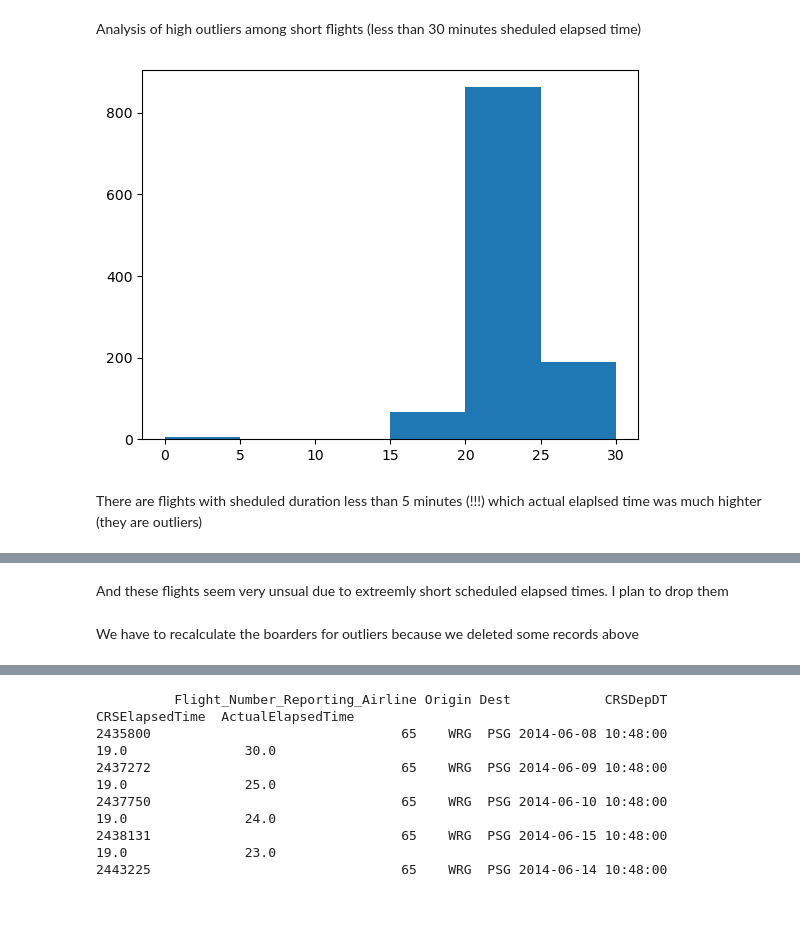
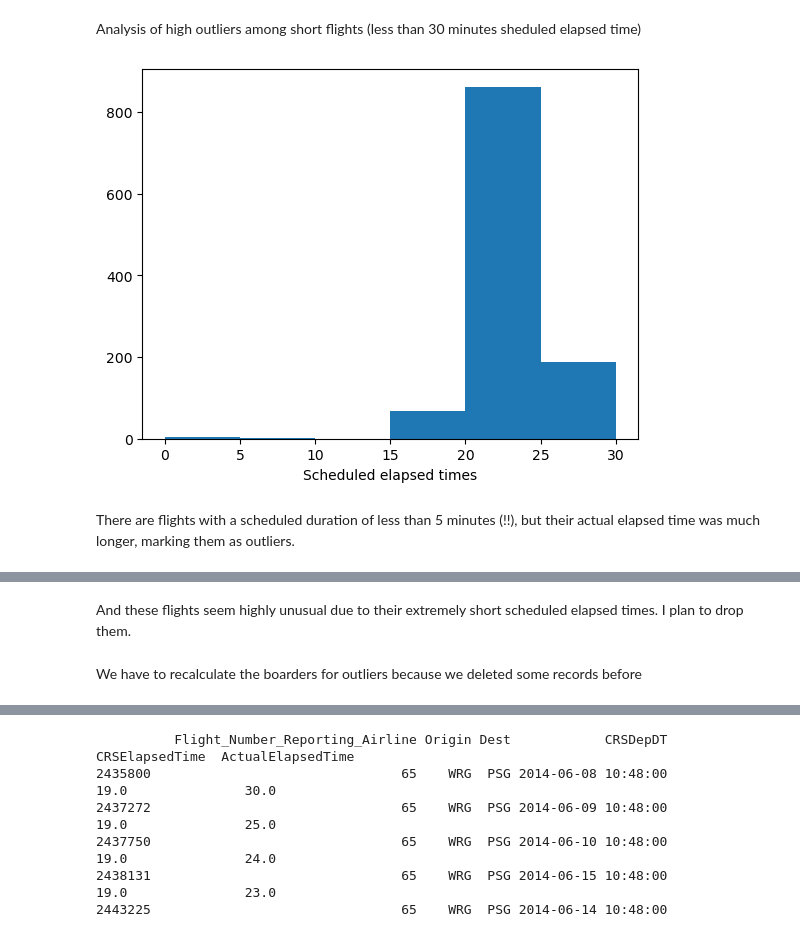
Before and after one commit to kholodov-a/Springboard_repo, a Jupyter notebook: CS2-flights-delay-REPO/notebooks/Data Wrangling.ipynb, the cells around one changed output, grey strips where cells are left out. Saved outputs shown, nothing was run; the diff lists cells and outputs as text; code cells hidden in the pictures; blank space fills up the shorter version.

```diff
--- a/CS2-flights-delay-REPO/notebooks/Data Wrangling.ipynb
+++ b/CS2-flights-delay-REPO/notebooks/Data Wrangling.ipynb
@@ -1990,15 +2010,18 @@ for year in range(2014, 2019):
         flights = pd.DataFrame()
         flights = load_data_from(source_zip, source_data, fields_to_load)
 
+        # Converting HHMM time to minutes
         flights['CRSArrTime_min'] = time_to_minutes(flights['CRSArrTime'])
         flights['CRSDepTime_min'] = time_to_minutes(flights['CRSDepTime'])
         flights['ArrTime_min'] = time_to_minutes(flights['ArrTime'])
         flights['DepTime_min'] = time_to_minutes(flights['DepTime'])
 
+        # Getting datetimes for CRS Departure and Arrival times
         flights['CRSDepDT'], flights['CRSArrDT'] = get_CRS_datetime(flights['FlightDate'],
                                                                     flights['CRSDepTime_min'],
                                                                     flights['CRSArrTime_min'])
 
+        # Getting datetimes for Actual Departure and Arrival times
         flights['DepDT'], flights['ArrDT'] = get_Actual_datetime(flights['FlightDate'],
                                                                 flights['CRSDepTime_min'],
                                                                 flights['DepTime_min'],
@@ -2026,8 +2049,12 @@ for year in range(2014, 2019):
         flights.loc[nonNA_Arr, 'UTCElapsedTime_Act'] = pd.to_timedelta((flights.loc[nonNA_Arr, 'ActArr_UTC'] -
                                                                 flights.loc[nonNA_Arr, 'ActDep_UTC'])).dt.total_seconds() / 60
 
+        # Transfering Actual ET from DivActualET column for those flights which reached Destination
+        DivReachedDest_filter = flights['DivReachedDest']
+        flights.loc[DivReachedDest_filter, 'ActualElapsedTime'] = \
+            flights.loc[DivReachedDest_filter, 'DivActualElapsedTime']
 
-
+        # Calculating the differencies
         flights['diff_CRS'] = flights['UTCElapsedTime_CRS'] - flights['CRSElapsedTime']
         flights['diff_Act'] = flights['UTCElapsedTime_Act'] - flights['ActualElapsedTime']
 
@@ -2290,4 +2273,0 @@ I’m planning to delete both of these records.”
-# %%
-print('Number of records BEFORE the deletion: {:,d}'.format(len(flights)))
-flights = flights[~(~flights['Cancelled'] & ~flights['Diverted'] & flights['diff_Act'].isna())]
-print('Number of records AFTER the deletion: {:,d}'.format(len(flights)))
@@ -2408,4 +2368,4 @@ First of all, let's take a look at flights with anormal scheduled elapsed time
 # %%
-elapsed_less_then_ZERO = flights['CRSElapsedTime'] < 0
-flights[elapsed_less_then_ZERO][rout_info]
+elapsed_less_then_ZERO = (flights['CRSElapsedTime'] < 0) | (flights['ActualElapsedTime'] < 0)
+flights[elapsed_less_then_ZERO][rout_info + ['ActualElapsedTime']]
 # %% [output]
@@ -2415 +2376,3 @@ There are no flights with negative elapsed time. This is good :)
+# %%
+flights = flights[~elapsed_less_then_ZERO]
 # %% [markdown]
@@ -2434,11 +2397,12 @@ ET_less_30_min = flights['CRSElapsedTime'] < 30
 # %%
 bins = np.arange(0, 35, 5)
 plt.hist(flights[relative_diff_high_outliers & ET_less_30_min]['CRSElapsedTime'], bins = bins)
+plt.xlabel('Scheduled elapsed times')
 plt.show()
 # %% [output]
-[figure, old version]
+[figure, new version]
 # %% [markdown]
-There are flights with sheduled duration less than 5 minutes (!!!) which actual elaplsed time was much highter (they are outliers)
+There are flights with a scheduled duration of less than 5 minutes (!!), but their actual elapsed time was much longer, marking them as outliers.
 # %%
 # Filtering the flights with Elapsed time less than 15, which relative difference of ETs is high
 flights[relative_diff_high_outliers & (flights['CRSElapsedTime'] < 15)][rout_info + ['ActualElapsedTime']]
@@ -2451,11 +2415,11 @@ flights[relative_diff_high_outliers & (flights['CRSElapsedTime'] < 15)][rout_inf
 | 26989871 | 4493 | MSP | LGA | 2018-07-04 07:09:00 | 1.0 | 174.0 |
 | 27319025 | 5123 | CLT | PGV | 2018-08-19 22:25:00 | 1.0 | 66.0 |
 # %% [markdown]
-And these flights seem very unsual due to extreemly short scheduled elapsed times. I plan to drop them
+And these flights seem highly unusual due to their extremely short scheduled elapsed times. I plan to drop them.
 # %%
 flights = flights[~(relative_diff_high_outliers & (flights['CRSElapsedTime'] < 15))]
 # %% [markdown]
-We have to recalculate the boarders for outliers because we deleted some records above
+We have to recalculate the boarders for outliers because we deleted some records before
 # %%
 outlier_limit_low, outlier_limit_high = get_outliers_range(flights['RelElapTimeDiff'])
 
```
Also changed, not shown: parts of 139 cells of this notebook.
